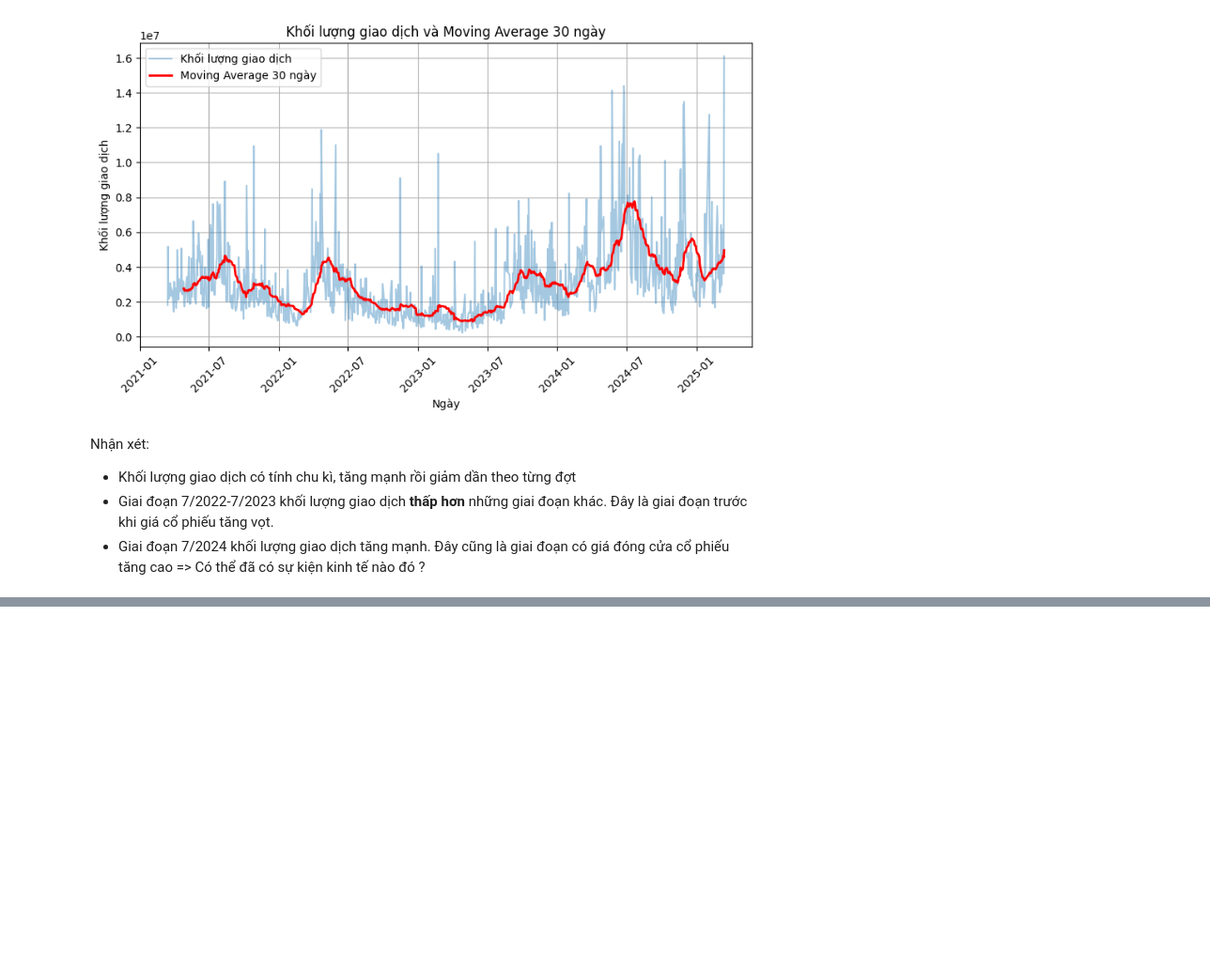
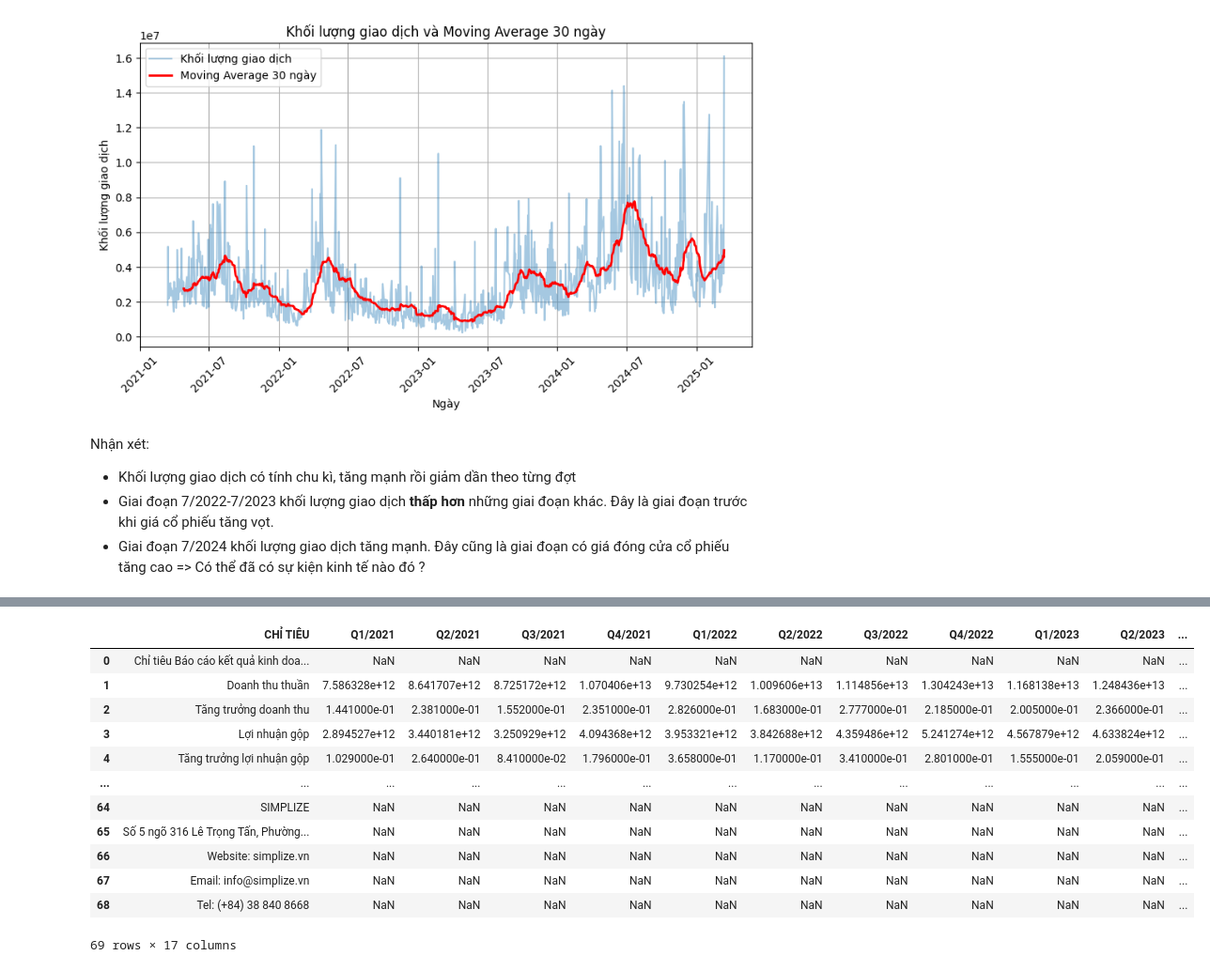
Before and after one commit to bokuwakira1411/Data-understanding---DM-A, a Jupyter notebook: BT_data_understanding.ipynb, the cells around one changed output, grey strips where cells are left out. Shown at 94% size. Saved outputs shown, nothing was run; the diff lists cells and outputs as text; code cells hidden in the pictures; blank space fills up the shorter version.

```diff
--- a/BT_data_understanding.ipynb
+++ b/BT_data_understanding.ipynb
@@ -8,6 +6,6 @@ Path = 'drive/My Drive/Dataset'
 # %%
 import pandas as pd
-df_finIn = pd.read_excel(Path+"/Simplize_FPT_FinancialIndicator_20250315.xlsx", header=6)
+df_finIn = pd.read_excel("/content/drive/MyDrive/FPT DATA/Simplize_FPT_FinancialIndicator_20250315.xlsx", header=6)
 df_finIn.head()
 # %% [output]
 |  | CHỈ TIÊU | Q4/2024 | Q3/2024 | Q2/2024 | Q1/2024 | Q4/2023 | Q3/2023 | Q2/2023 | Q1/2023 | Q4/2022 | ... | ... |
@@ -149,0 +158,22 @@ Nhận xét:
+# %%
+columns_to_keep = ["CHỈ TIÊU", "Q1/2021", "Q2/2021", "Q3/2021", "Q4/2021","Q1/2022", "Q2/2022", "Q3/2022", "Q4/2022",
+                   "Q1/2023", "Q2/2023", "Q3/2023", "Q4/2023",
+                   "Q1/2024", "Q2/2024", "Q3/2024", "Q4/2024"]
+# %%
+df_finIn = df_finIn[columns_to_keep]
+# %%
+df_finIn
+# %% [output]
+|  | CHỈ TIÊU | Q1/2021 | Q2/2021 | Q3/2021 | Q4/2021 | Q1/2022 | Q2/2022 | Q3/2022 | Q4/2022 | Q1/2023 | Q2/2023 | ... |
+| 0 | Chỉ tiêu Báo cáo kết quả kinh doa... | NaN | NaN | NaN | NaN | NaN | NaN | NaN | NaN | NaN | NaN | ... |
+| 1 | Doanh thu thuần | 7.586328e+12 | 8.641707e+12 | 8.725172e+12 | 1.070406e+13 | 9.730254e+12 | 1.009606e+13 | 1.114856e+13 | 1.304243e+13 | 1.168138e+13 | 1.248436e+13 | ... |
+| 2 | Tăng trưởng doanh thu | 1.441000e-01 | 2.381000e-01 | 1.552000e-01 | 2.351000e-01 | 2.826000e-01 | 1.683000e-01 | 2.777000e-01 | 2.185000e-01 | 2.005000e-01 | 2.366000e-01 | ... |
+| 3 | Lợi nhuận gộp | 2.894527e+12 | 3.440181e+12 | 3.250929e+12 | 4.094368e+12 | 3.953321e+12 | 3.842688e+12 | 4.359486e+12 | 5.241274e+12 | 4.567879e+12 | 4.633824e+12 | ... |
+| 4 | Tăng trưởng lợi nhuận gộp | 1.029000e-01 | 2.640000e-01 | 8.410000e-02 | 1.796000e-01 | 3.658000e-01 | 1.170000e-01 | 3.410000e-01 | 2.801000e-01 | 1.555000e-01 | 2.059000e-01 | ... |
+| ... | ... | ... | ... | ... | ... | ... | ... | ... | ... | ... | ... | ... |
+| 64 | SIMPLIZE | NaN | NaN | NaN | NaN | NaN | NaN | NaN | NaN | NaN | NaN | ... |
+| 65 | Số 5 ngõ 316 Lê Trọng Tấn, Phường... | NaN | NaN | NaN | NaN | NaN | NaN | NaN | NaN | NaN | NaN | ... |
+| 66 | Website: simplize.vn | NaN | NaN | NaN | NaN | NaN | NaN | NaN | NaN | NaN | NaN | ... |
+| 67 | Email: info@simplize.vn | NaN | NaN | NaN | NaN | NaN | NaN | NaN | NaN | NaN | NaN | ... |
+| 68 | Tel: (+84) 38 840 8668 | NaN | NaN | NaN | NaN | NaN | NaN | NaN | NaN | NaN | NaN | ... |
+69 rows × 17 columns
```
Also changed, not shown: parts of 3 cells of this notebook.
